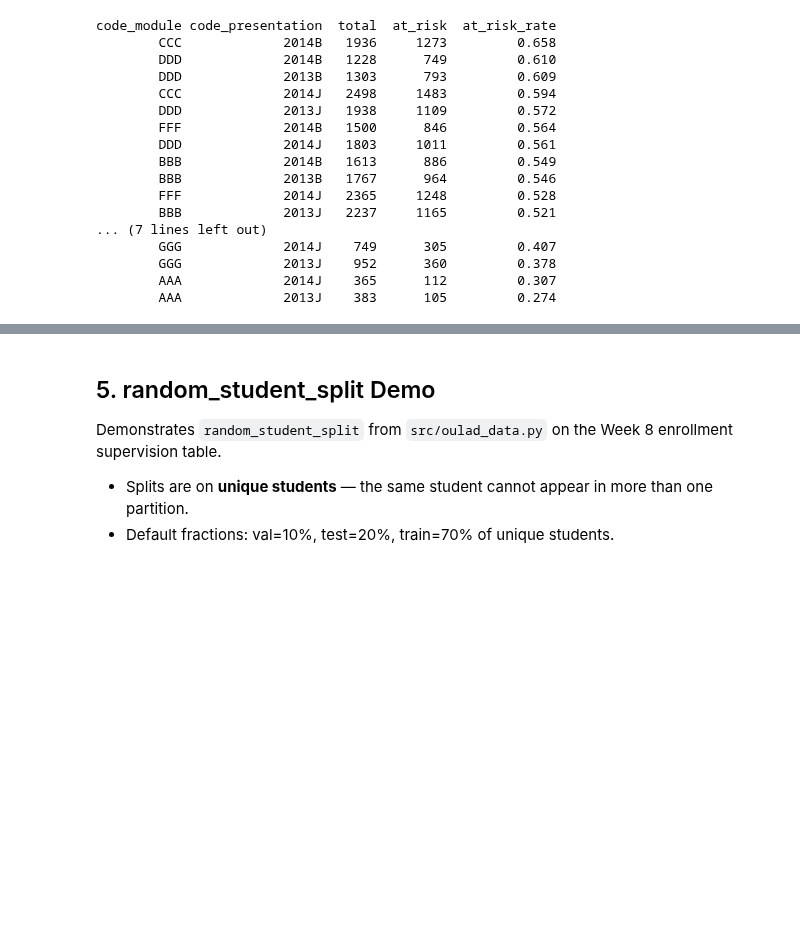
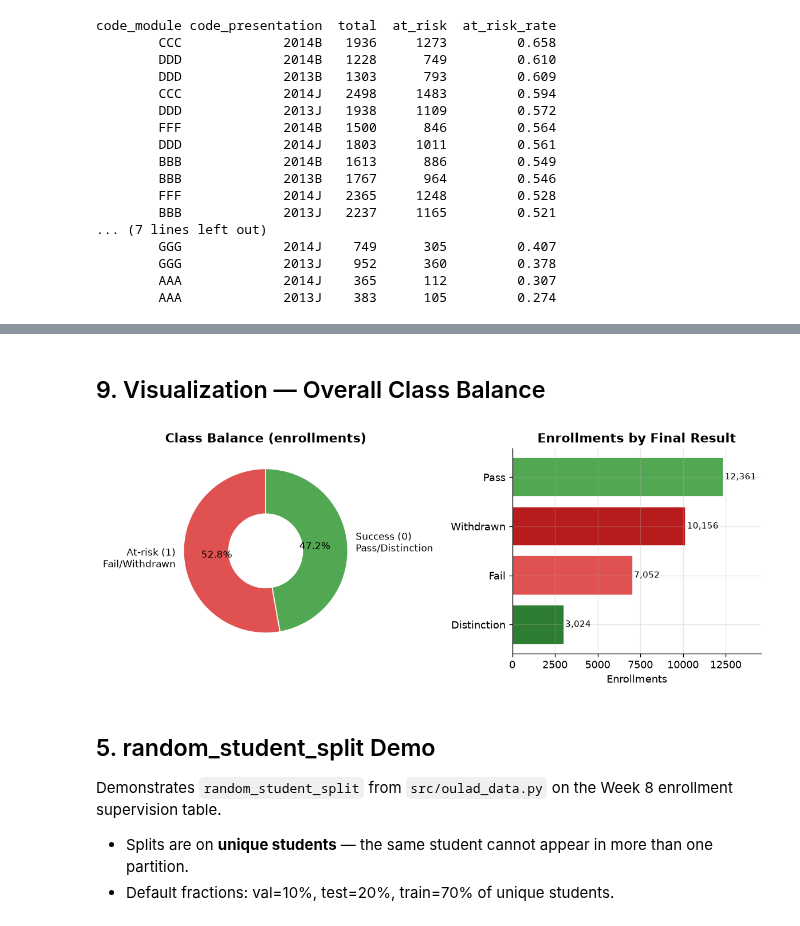
Before and after one commit to reyquiroz/OULAD_CourseAware, a Jupyter notebook: notebooks/OULAD_Graph_Analysis_Final.ipynb, the cells around one changed output, grey strips where cells are left out. Cells and saved outputs as stored; diff of their text form; code cells hidden in the pictures; blank space fills up the shorter version.

```diff
--- a/notebooks/OULAD_Graph_Analysis_Final.ipynb
+++ b/notebooks/OULAD_Graph_Analysis_Final.ipynb
@@ -171,3 +219,38 @@ code_module code_presentation  total  at_risk  at_risk_rate
+# %% [markdown]
+## 9. Visualization — Overall Class Balance
+# %%
+fig, axes = plt.subplots(1, 2, figsize=(10, 4))
+
+# Donut
+at_risk_n  = int((enrollments['target'] == 1).sum())
+success_n  = int((enrollments['target'] == 0).sum())
+sizes = [at_risk_n, success_n]
+clrs  = [ATRISK, SUCCESS]
+wedges, texts, autotexts = axes[0].pie(
+    sizes, labels=['At-risk (1)\nFail/Withdrawn', 'Success (0)\nPass/Distinction'],
+    colors=clrs, autopct='%1.1f%%', startangle=90,
+    wedgeprops=dict(width=0.55, edgecolor='white'),
+    textprops={'fontsize': 10},
+)
+axes[0].set_title('Class Balance (enrollments)', fontweight='bold')
+
+# Bar breakdown by final_result
+result_counts = enrollments['final_result'].value_counts().sort_values()
+result_colors = {'Pass': SUCCESS, 'Distinction': '#2e7d32',
+                 'Fail': ATRISK, 'Withdrawn': '#b71c1c'}
+bar_colors = [result_colors.get(r, ACCENT) for r in result_counts.index]
+axes[1].barh(result_counts.index, result_counts.values, color=bar_colors, edgecolor='white')
+for i, (idx, val) in enumerate(result_counts.items()):
+    axes[1].text(val + 80, i, f'{val:,}', va='center', fontsize=9)
+axes[1].set_xlabel('Enrollments')
+axes[1].set_title('Enrollments by Final Result', fontweight='bold')
+axes[1].set_xlim(0, result_counts.max() * 1.18)
+
+plt.tight_layout()
+plt.savefig(PROJECT_ROOT / 'results/graph/artifacts/viz_class_balance.png', bbox_inches='tight')
+plt.show()
+# %% [output]
+[figure, added]
 # %% [markdown]
 ## 5. random_student_split Demo
 
```
Also changed, not shown: parts of 17 cells of this notebook, 8 other files.
